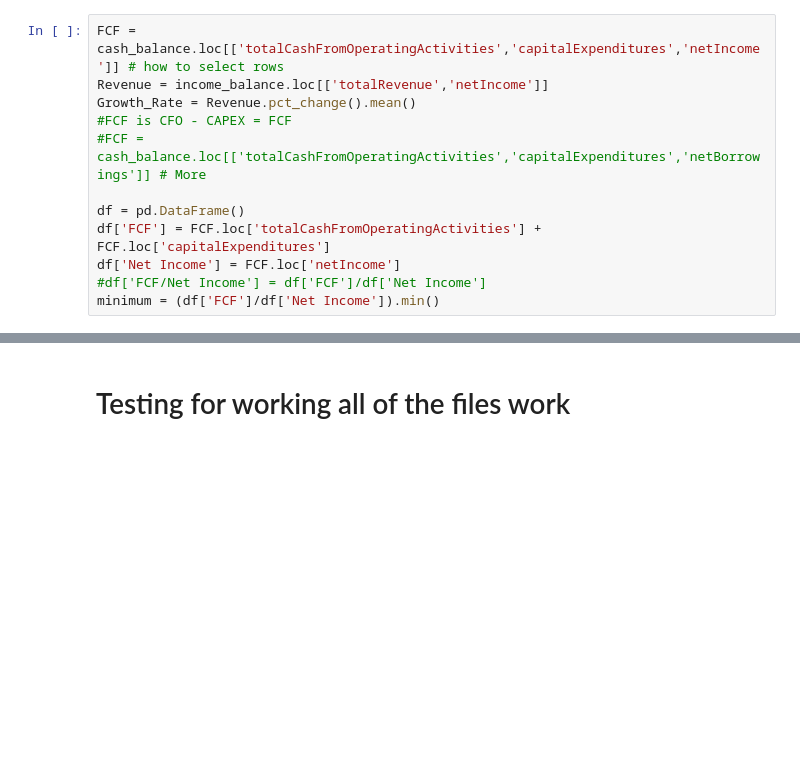
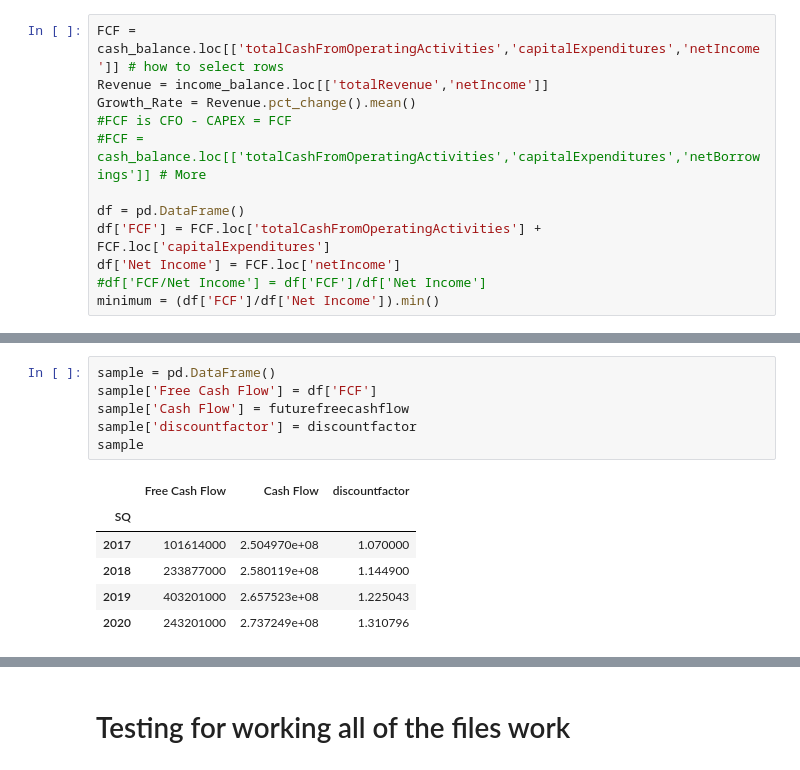
Before and after one commit to AntimatterFx/Investing, a Jupyter notebook: DCF.ipynb, the cells around one changed output, grey strips where cells are left out. Cells and saved outputs as stored; diff of their text form; blank space fills up the shorter version.

```diff
--- a/DCF.ipynb
+++ b/DCF.ipynb
@@ -206,0 +208,13 @@ for j in cash[i].keys()
+# %%
+sample = pd.DataFrame()
+sample['Free Cash Flow'] = df['FCF']
+sample['Cash Flow'] = futurefreecashflow
+sample['discountfactor'] = discountfactor
+sample
+# %% [output]
+|  | Free Cash Flow | Cash Flow | discountfactor |
+| SQ |  |  |  |
+| 2017 | 101614000 | 2.504970e+08 | 1.070000 |
+| 2018 | 233877000 | 2.580119e+08 | 1.144900 |
+| 2019 | 403201000 | 2.657523e+08 | 1.225043 |
+| 2020 | 243201000 | 2.737249e+08 | 1.310796 |
```
Also changed, not shown: parts of 12 cells of this notebook.
